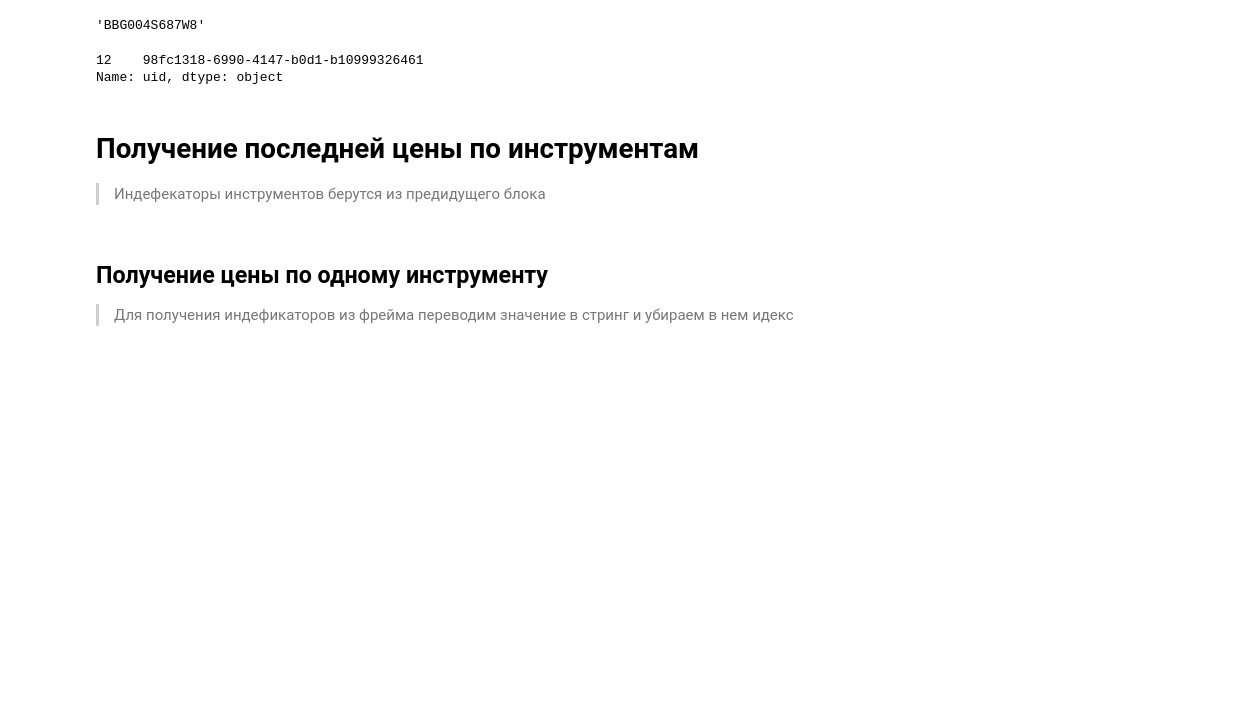
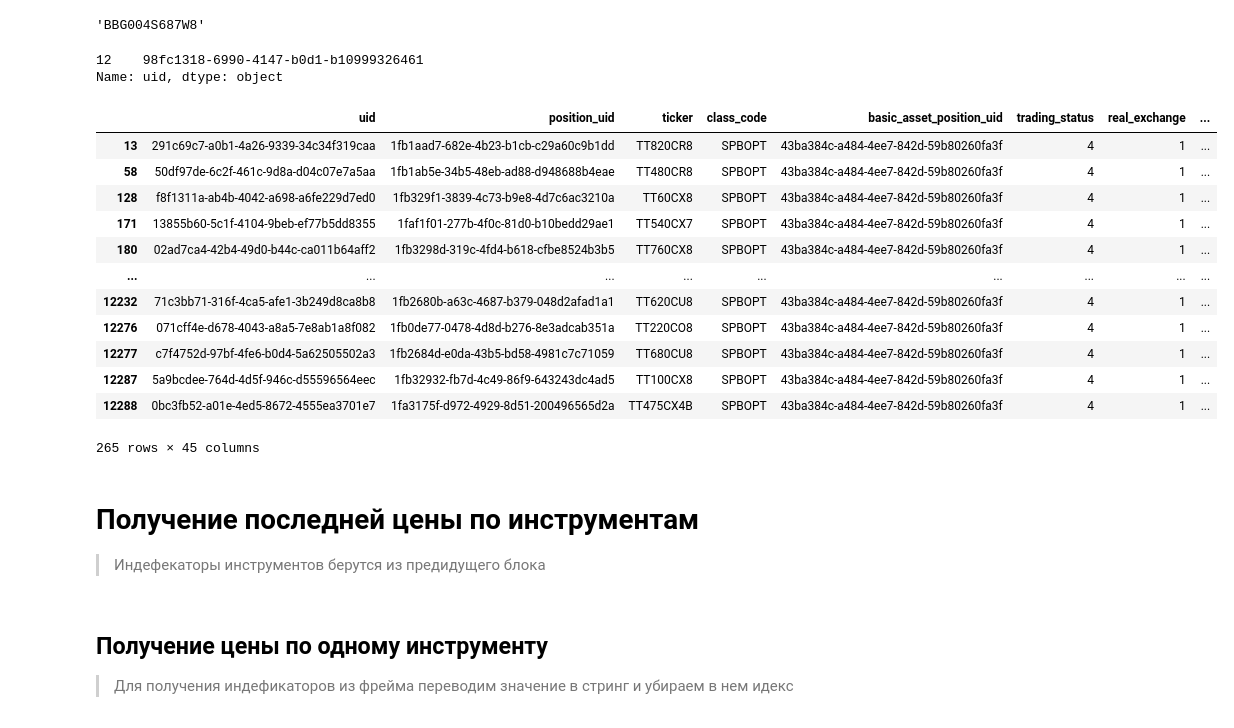
Before and after one commit to UncleVasyafromIzhevsk/TinvestOptions, a Jupyter notebook: educational_db.ipynb, the cells around one changed output. Saved outputs shown, nothing was run; the diff lists cells and outputs as text; code cells hidden in the pictures; blank space fills up the shorter version.

```diff
--- a/educational_db.ipynb
+++ b/educational_db.ipynb
@@ -536,17 +536,34 @@ ba.uid
 Name: uid, dtype: object
 # %%
 # Получение опционов PUT
-df_options_from_BA = pd.DataFrame()
+# df_options_from_BA = pd.DataFrame()
 # Для 32 бит(старая пандас)
 # df_options_from_BA = df_options_from_BA.append(
 #     df_all_options_PUT[df_all_options_PUT.basic_asset == 'MSNG'], ignore_index=True
 # )
 # Новая пандас
-df_options_from_BA = pd.concat(
-    [df_options_from_BA, df_all_options_PUT[df_all_options_PUT.basic_asset == 'MSNG']],
-    ignore_index=True
-)
-opt_ba = df_options_from_BA
+# df_options_from_BA = pd.concat(
+#     [df_options_from_BA, df_all_options_PUT[df_all_options_PUT.basic_asset == 'MSNG']],
+#     ignore_index=True
+# )
+# opt_ba = df_options_from_BA
+# Правильно
+df_options_from_BA = df_all_options_PUT[df_all_options_PUT['basic_asset'] == 'TATN']
+df_options_from_BA
+# %% [output]
+|  | uid | position_uid | ticker | class_code | basic_asset_position_uid | trading_status | real_exchange | ... |
+| 13 | 291c69c7-a0b1-4a26-9339-34c34f319caa | 1fb1aad7-682e-4b23-b1cb-c29a60c9b1dd | TT820CR8 | SPBOPT | 43ba384c-a484-4ee7-842d-59b80260fa3f | 4 | 1 | ... |
+| 58 | 50df97de-6c2f-461c-9d8a-d04c07e7a5aa | 1fb1ab5e-34b5-48eb-ad88-d948688b4eae | TT480CR8 | SPBOPT | 43ba384c-a484-4ee7-842d-59b80260fa3f | 4 | 1 | ... |
+| 128 | f8f1311a-ab4b-4042-a698-a6fe229d7ed0 | 1fb329f1-3839-4c73-b9e8-4d7c6ac3210a | TT60CX8 | SPBOPT | 43ba384c-a484-4ee7-842d-59b80260fa3f | 4 | 1 | ... |
+| 171 | 13855b60-5c1f-4104-9beb-ef77b5dd8355 | 1faf1f01-277b-4f0c-81d0-b10bedd29ae1 | TT540CX7 | SPBOPT | 43ba384c-a484-4ee7-842d-59b80260fa3f | 4 | 1 | ... |
+| 180 | 02ad7ca4-42b4-49d0-b44c-ca011b64aff2 | 1fb3298d-319c-4fd4-b618-cfbe8524b3b5 | TT760CX8 | SPBOPT | 43ba384c-a484-4ee7-842d-59b80260fa3f | 4 | 1 | ... |
+| ... | ... | ... | ... | ... | ... | ... | ... | ... |
+| 12232 | 71c3bb71-316f-4ca5-afe1-3b249d8ca8b8 | 1fb2680b-a63c-4687-b379-048d2afad1a1 | TT620CU8 | SPBOPT | 43ba384c-a484-4ee7-842d-59b80260fa3f | 4 | 1 | ... |
+| 12276 | 071cff4e-d678-4043-a8a5-7e8ab1a8f082 | 1fb0de77-0478-4d8d-b276-8e3adcab351a | TT220CO8 | SPBOPT | 43ba384c-a484-4ee7-842d-59b80260fa3f | 4 | 1 | ... |
+| 12277 | c7f4752d-97bf-4fe6-b0d4-5a62505502a3 | 1fb2684d-e0da-43b5-bd58-4981c7c71059 | TT680CU8 | SPBOPT | 43ba384c-a484-4ee7-842d-59b80260fa3f | 4 | 1 | ... |
+| 12287 | 5a9bcdee-764d-4d5f-946c-d55596564eec | 1fb32932-fb7d-4c49-86f9-643243dc4ad5 | TT100CX8 | SPBOPT | 43ba384c-a484-4ee7-842d-59b80260fa3f | 4 | 1 | ... |
+| 12288 | 0bc3fb52-a01e-4ed5-8672-4555ea3701e7 | 1fa3175f-d972-4929-8d51-200496565d2a | TT475CX4B | SPBOPT | 43ba384c-a484-4ee7-842d-59b80260fa3f | 4 | 1 | ... |
+265 rows × 45 columns
 # %% [markdown]
 # Получение последней цены по инструментам
 >Индефекаторы инструментов берутся из предидущего блока
```
Also changed, not shown: parts of 11 cells of this notebook.
